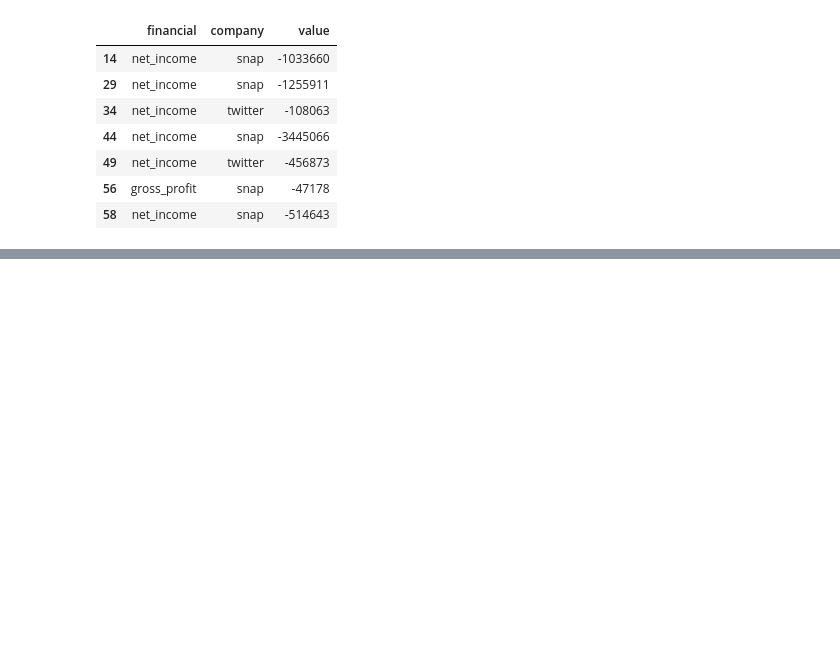
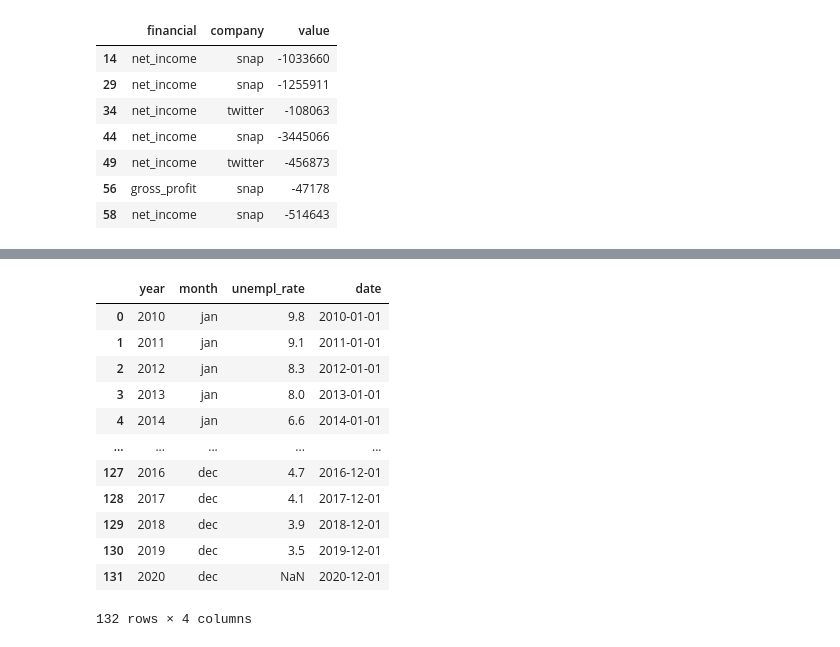
Before and after one commit to kbantoec/dsuc, a Jupyter notebook: joining_data_pandas/notebook.ipynb, the cells around one changed output, grey strips where cells are left out. Cells and saved outputs as stored; diff of their text form; code cells hidden in the pictures; blank space fills up the shorter version.

```diff
--- a/joining_data_pandas/notebook.ipynb
+++ b/joining_data_pandas/notebook.ipynb
@@ -1281,0 +1392,20 @@ social_fin.query("value < 0")
+# %%
+ur_tall['year'] = ur_tall['year'].astype(str)
+
+# Create a date column using the month and year columns of ur_tall
+ur_tall['date'] = pd.to_datetime(ur_tall['year'] + '-' + ur_tall['month'])
+ur_tall
+# %% [output]
+|  | year | month | unempl_rate | date |
+| 0 | 2010 | jan | 9.8 | 2010-01-01 |
+| 1 | 2011 | jan | 9.1 | 2011-01-01 |
+| 2 | 2012 | jan | 8.3 | 2012-01-01 |
+| 3 | 2013 | jan | 8.0 | 2013-01-01 |
+| 4 | 2014 | jan | 6.6 | 2014-01-01 |
+| ... | ... | ... | ... | ... |
+| 127 | 2016 | dec | 4.7 | 2016-12-01 |
+| 128 | 2017 | dec | 4.1 | 2017-12-01 |
+| 129 | 2018 | dec | 3.9 | 2018-12-01 |
+| 130 | 2019 | dec | 3.5 | 2019-12-01 |
+| 131 | 2020 | dec | NaN | 2020-12-01 |
+132 rows × 4 columns
```
Also changed, not shown: parts of 14 cells of this notebook, 2 other files.
